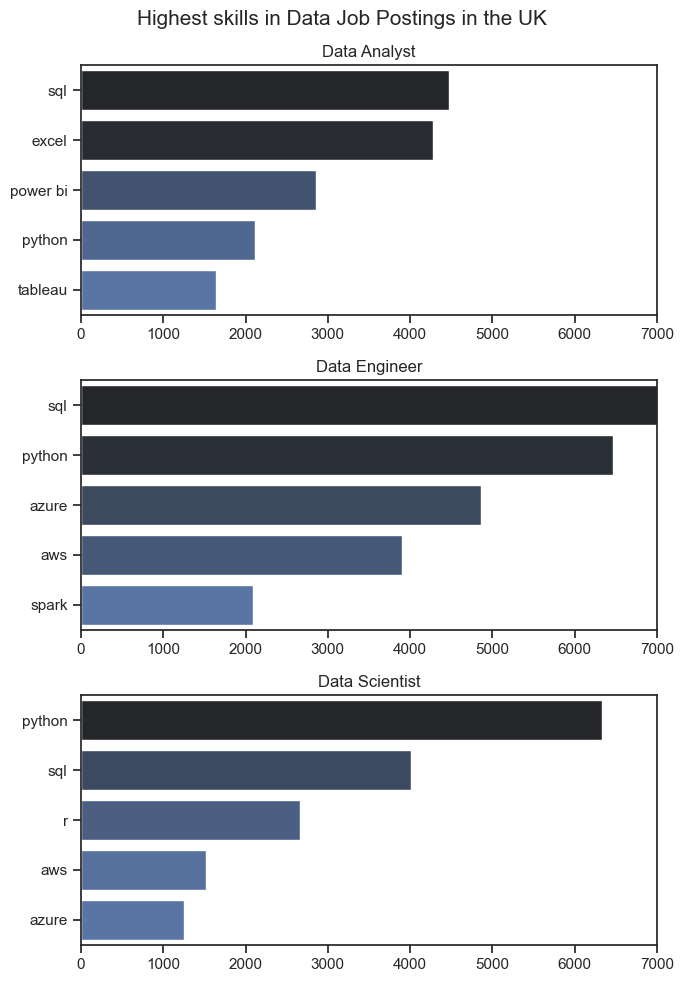
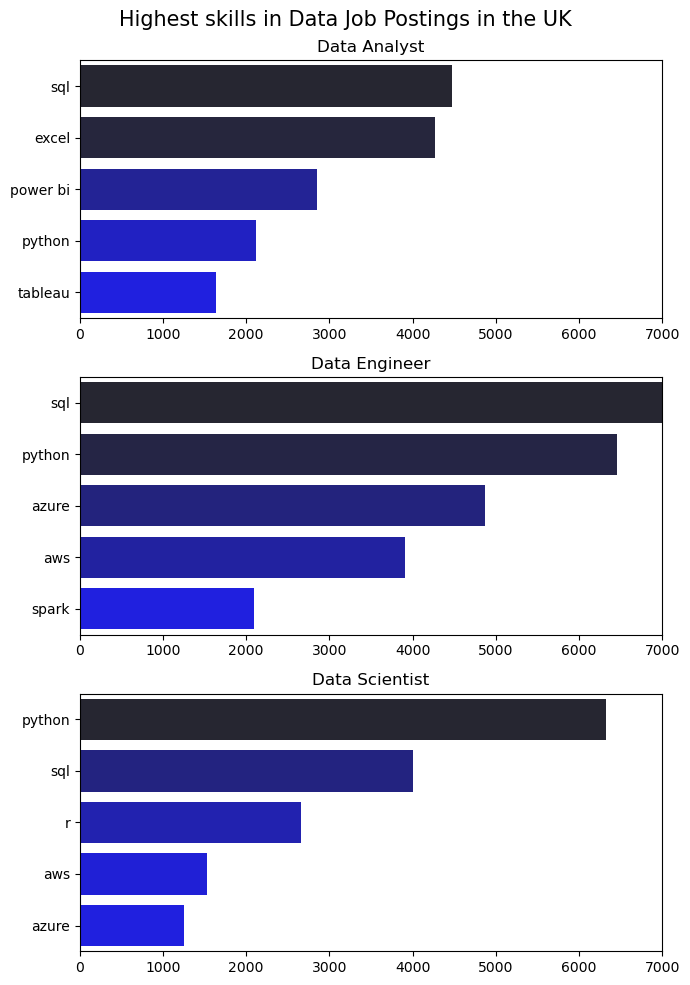
Code edit (unified diff) that turned the first committed figure into the second:
--- before
+++ after
@@ -1,19 +1,8 @@
-# Plot the top 3 job titles in subplots
+# Set up grid layout and figure size
 fig, ax = plt.subplots(len(job_list), 1, figsize=(7, 10))
-# Use for loop to interate over job_list and bring top 5 skills with highest counts 
+
+# Use for loop to interate over job_list and bring top 5 skills for each job title
 for i, job_name in enumerate(job_list):
     df_plot = df_skills_count[df_skills_count["job_title_short"] == job_name].head(5)
-    # Plot using Matplotlib
-    # df_plot.sort_values(by="skill_count", ascending=True).plot(
-    #     kind="barh",
-    #     x="job_skills",
-    #     y="skill_count",
-    #     ax=ax[i], # Ensure subplots are plotted one after the other
-
-    #     title=job_name,
-    #     legend=False,
-    # )
-    # +_+_+_+_+_+_+_+_+_+_+_+_+_+_+_
-    # Plot using Seaborn
     sns.barplot(
         data=df_plot,
@@ -29,7 +18,7 @@
     ax[i].set_ylabel("")
     ax[i].set_xlabel("")
-    ax[i].set_xlim(0, 7000) # Ensure uniformity in x axis values
+    ax[i].set_xlim(0, 7000) # Ensure uniformity in x axis values for ease of comparison
 
-fig.suptitle("Highest skills in Data Job Postings in the UK", fontsize=15);
+fig.suptitle("Highest skills in Data Job Postings in the UK", fontsize=15)
 fig.tight_layout() # Prevent overlap between plots
 plt.show();

Commit: Continue walkthrough text in 2_Demand_for_skills; Change job list approach to plot titled Highest Skills in Data Job Postings